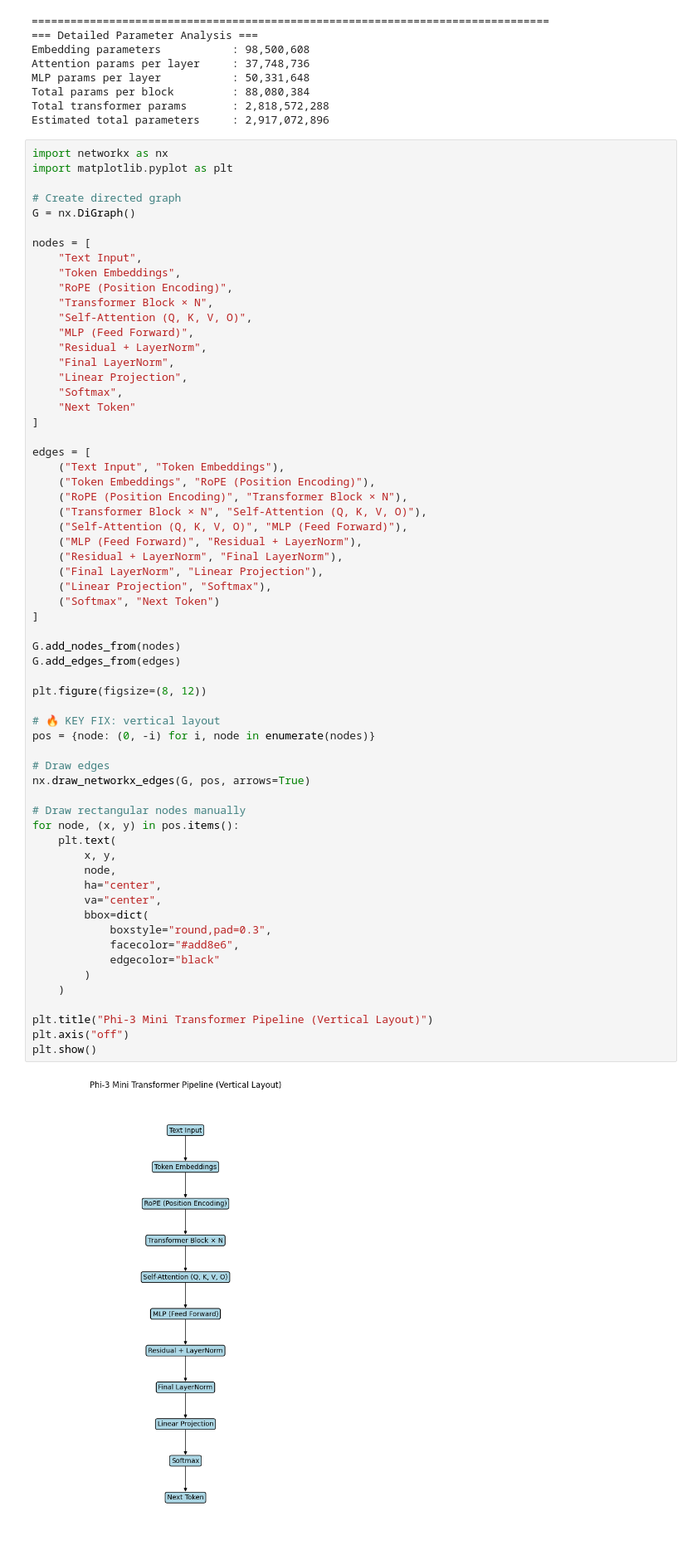
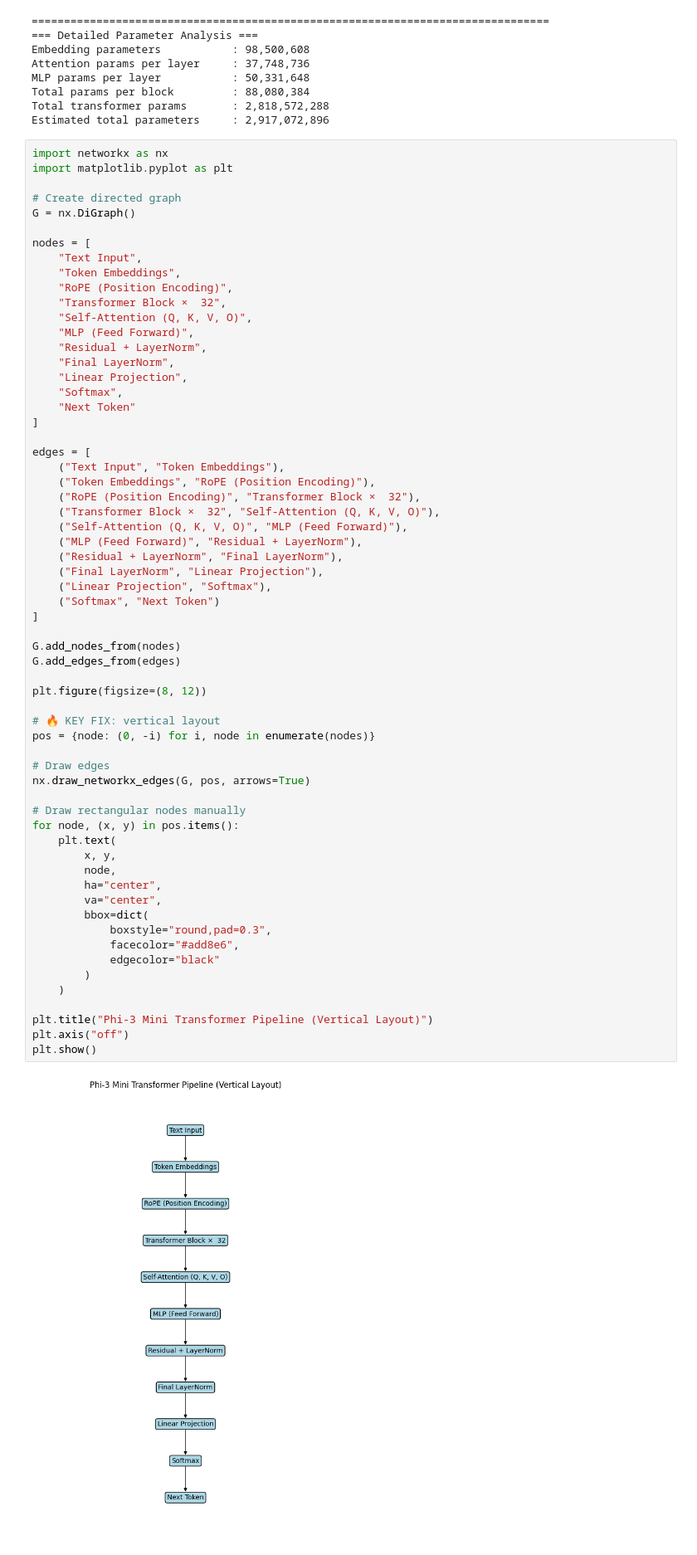
Before and after one commit to kirmanioussema12/LLM-Architecture-Deep-Dive-Phi-3-Mini-Gemma-2B, a Jupyter notebook: Phi-3mini.ipynb, the cells around one changed output. Shown at 83% size. Cells and saved outputs as stored; diff of their text form.

```diff
--- a/Phi-3mini.ipynb
+++ b/Phi-3mini.ipynb
@@ -165,7 +165,7 @@ nodes = [
     "Text Input",
     "Token Embeddings",
     "RoPE (Position Encoding)",
-    "Transformer Block × N",
+    "Transformer Block ×  32",
     "Self-Attention (Q, K, V, O)",
     "MLP (Feed Forward)",
     "Residual + LayerNorm",
@@ -178,8 +178,8 @@ nodes = [
 edges = [
     ("Text Input", "Token Embeddings"),
     ("Token Embeddings", "RoPE (Position Encoding)"),
-    ("RoPE (Position Encoding)", "Transformer Block × N"),
-    ("Transformer Block × N", "Self-Attention (Q, K, V, O)"),
+    ("RoPE (Position Encoding)", "Transformer Block ×  32"),
+    ("Transformer Block ×  32", "Self-Attention (Q, K, V, O)"),
     ("Self-Attention (Q, K, V, O)", "MLP (Feed Forward)"),
     ("MLP (Feed Forward)", "Residual + LayerNorm"),
     ("Residual + LayerNorm", "Final LayerNorm"),
@@ -190,31 +190,31 @@ edges = [
 
 G.add_nodes_from(nodes)
 G.add_edges_from(edges)
 
 plt.figure(figsize=(8, 12))
 
 # 🔥 KEY FIX: vertical layout
 pos = {node: (0, -i) for i, node in enumerate(nodes)}
 
 # Draw edges
 nx.draw_networkx_edges(G, pos, arrows=True)
 
 # Draw rectangular nodes manually
 for node, (x, y) in pos.items():
     plt.text(
         x, y,
         node,
         ha="center",
         va="center",
         bbox=dict(
             boxstyle="round,pad=0.3",
             facecolor="#add8e6",
             edgecolor="black"
         )
     )
 
 plt.title("Phi-3 Mini Transformer Pipeline (Vertical Layout)")
 plt.axis("off")
 plt.show()
 # %% [output]
-[figure, old version]
+[figure, new version]
```
Also changed, not shown: parts of 1 cell of this notebook.
